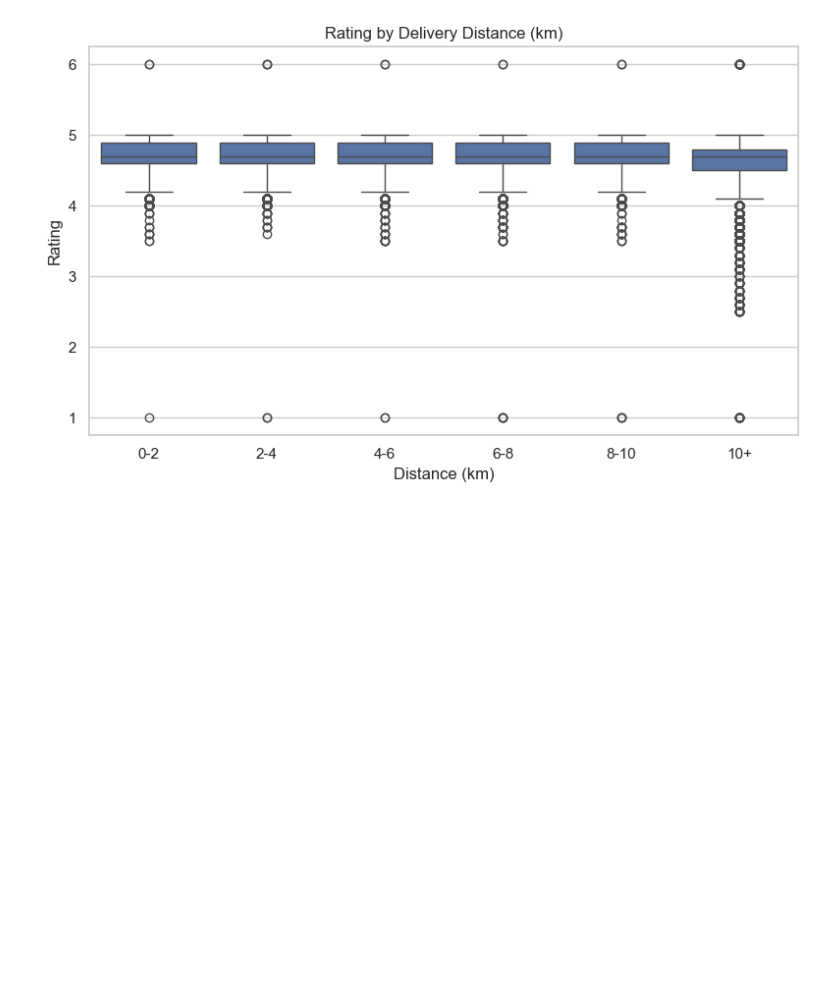
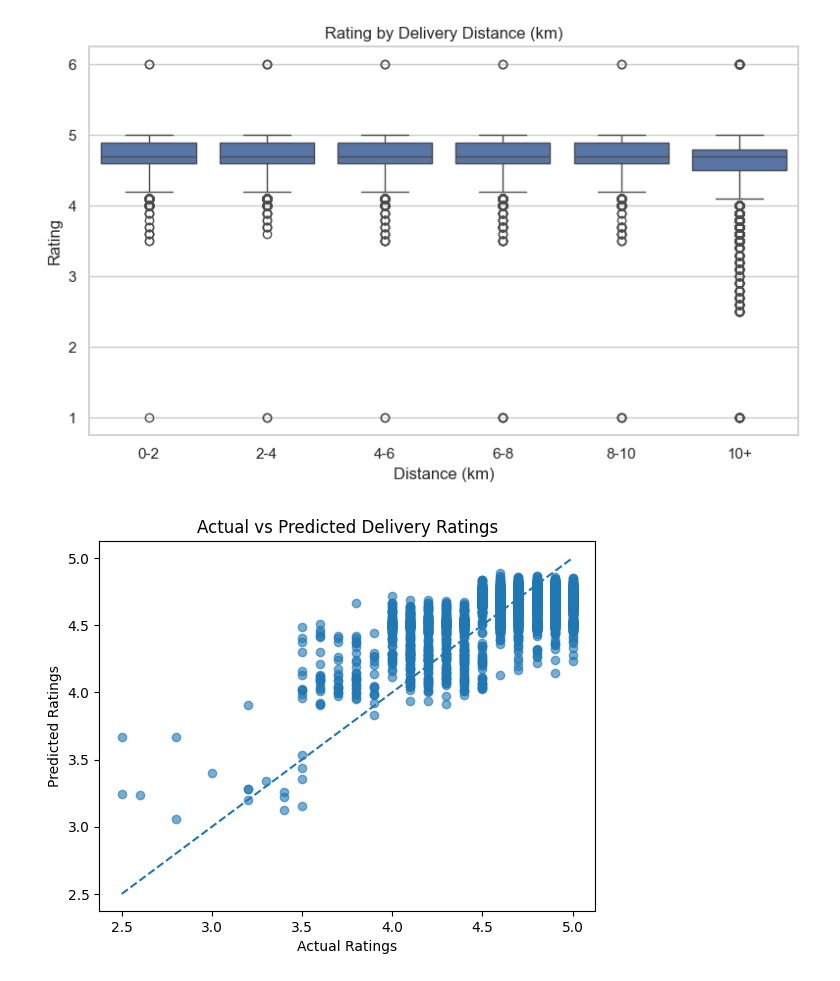
Before and after one commit to PJYasuna/ece143-group4, a Jupyter notebook: notebook/visualization.ipynb, the cells around one changed output. Saved outputs shown, nothing was run; the diff lists cells and outputs as text; code cells hidden in the pictures; blank space fills up the shorter version.

Commit message:
Update to Visualization notebook for the graphs of the models

```diff
--- a/notebook/visualization.ipynb
+++ b/notebook/visualization.ipynb
@@ -250,3 +252,23 @@ plt.savefig(f"{OUTPUT_DIR}/Rating_by_Distance_Bin.png", dpi=300, bbox_inches="ti
 plt.show()
 # %% [output]
 [figure]
+# %%
+df = pd.read_csv("../results/data/mlp_predictions.csv")
+actual = df["Actual"]
+preds = df["Predicted"]
+plt.figure()
+
+plt.scatter(actual, preds, alpha=0.6)
+
+min_val = min(actual.min(), preds.min())
+max_val = max(actual.max(), preds.max())
+
+plt.plot([min_val, max_val], [min_val, max_val], linestyle="--")
+
+plt.xlabel("Actual Ratings")
+plt.ylabel("Predicted Ratings")
+plt.title("Actual vs Predicted Delivery Ratings")
+
+plt.show()
+# %% [output]
+[figure, added]
```
Also changed, not shown: parts of 2 cells of this notebook.
